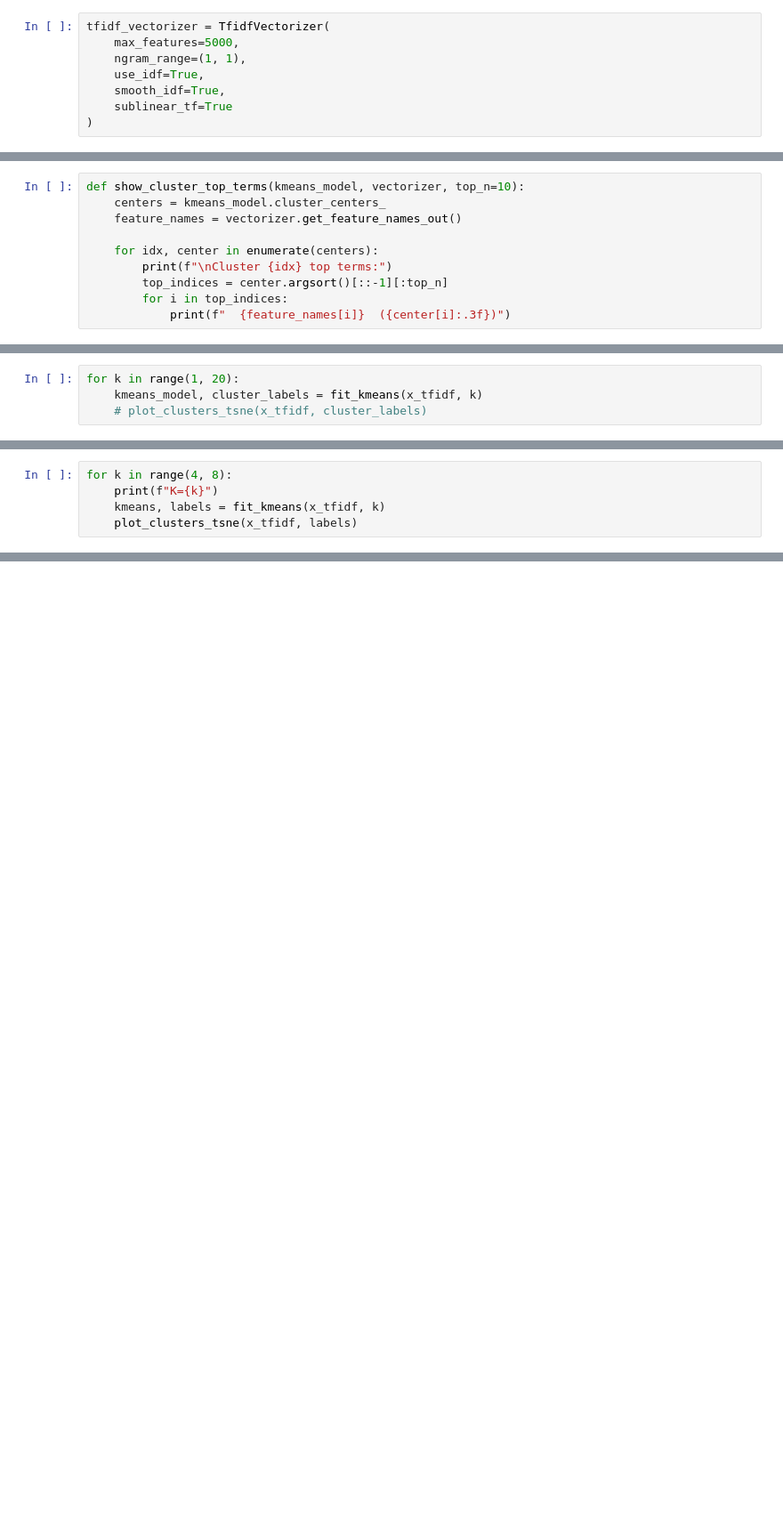
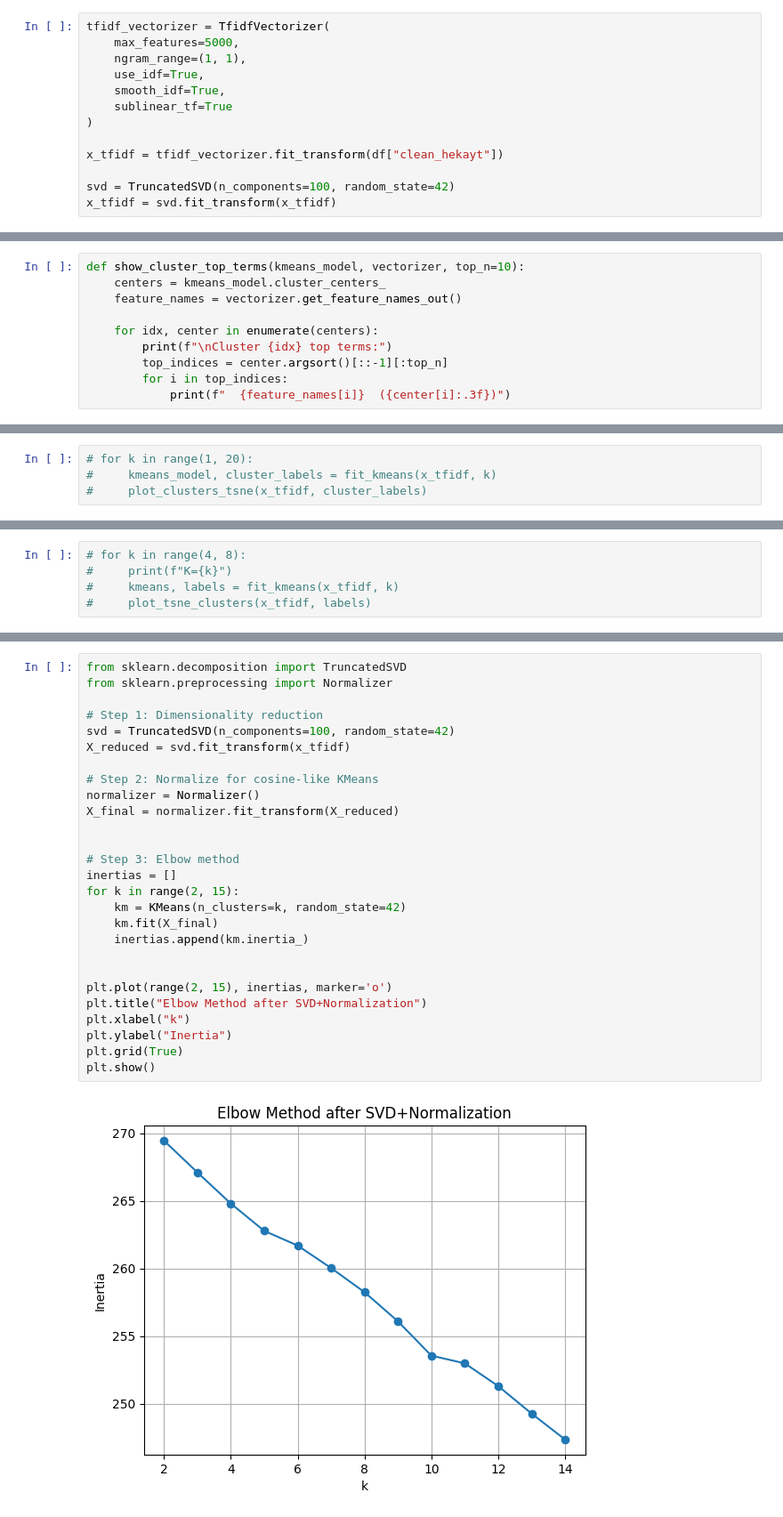
Before and after one commit to elaheyaghoubi/golestan-text-clustering, a Jupyter notebook: main.ipynb, the cells around one changed output, grey strips where cells are left out. Shown at 89% size. Saved outputs shown, nothing was run; the diff lists cells and outputs as text; blank space fills up the shorter version.

```diff
--- a/main.ipynb
+++ b/main.ipynb
@@ -131,4 +132,9 @@ tfidf_vectorizer = TfidfVectorizer(
     smooth_idf=True,
     sublinear_tf=True
 )
+
+x_tfidf = tfidf_vectorizer.fit_transform(df["clean_hekayt"])
+
+svd = TruncatedSVD(n_components=100, random_state=42)
+x_tfidf = svd.fit_transform(x_tfidf)
 # %%
@@ -266,4 +278,4 @@ Cluster 0 top terms:
 # %%
-for k in range(1, 20):
-    kmeans_model, cluster_labels = fit_kmeans(x_tfidf, k)
-    # plot_clusters_tsne(x_tfidf, cluster_labels)
+# for k in range(1, 20):
+#     kmeans_model, cluster_labels = fit_kmeans(x_tfidf, k)
+#     plot_clusters_tsne(x_tfidf, cluster_labels)
@@ -345,5 +282,5 @@ Best k by silhouette: 0
 # %%
-for k in range(4, 8):
-    print(f"K={k}")
-    kmeans, labels = fit_kmeans(x_tfidf, k)
-    plot_clusters_tsne(x_tfidf, labels)
+# for k in range(4, 8):
+#     print(f"K={k}")
+#     kmeans, labels = fit_kmeans(x_tfidf, k)
+#     plot_tsne_clusters(x_tfidf, labels)
@@ -374,0 +287,29 @@ Best compromise for report quality
+# %%
+from sklearn.decomposition import TruncatedSVD
+from sklearn.preprocessing import Normalizer
+
+# Step 1: Dimensionality reduction
+svd = TruncatedSVD(n_components=100, random_state=42)
+X_reduced = svd.fit_transform(x_tfidf)
+
+# Step 2: Normalize for cosine-like KMeans
+normalizer = Normalizer()
+X_final = normalizer.fit_transform(X_reduced)
+
+
+# Step 3: Elbow method
+inertias = []
+for k in range(2, 15):
+    km = KMeans(n_clusters=k, random_state=42)
+    km.fit(X_final)
+    inertias.append(km.inertia_)
+
+
+plt.plot(range(2, 15), inertias, marker='o')
+plt.title("Elbow Method after SVD+Normalization")
+plt.xlabel("k")
+plt.ylabel("Inertia")
+plt.grid(True)
+plt.show()
+# %% [output]
+[figure, added]
```
Also changed, not shown: parts of 14 cells of this notebook, 3 other files.
